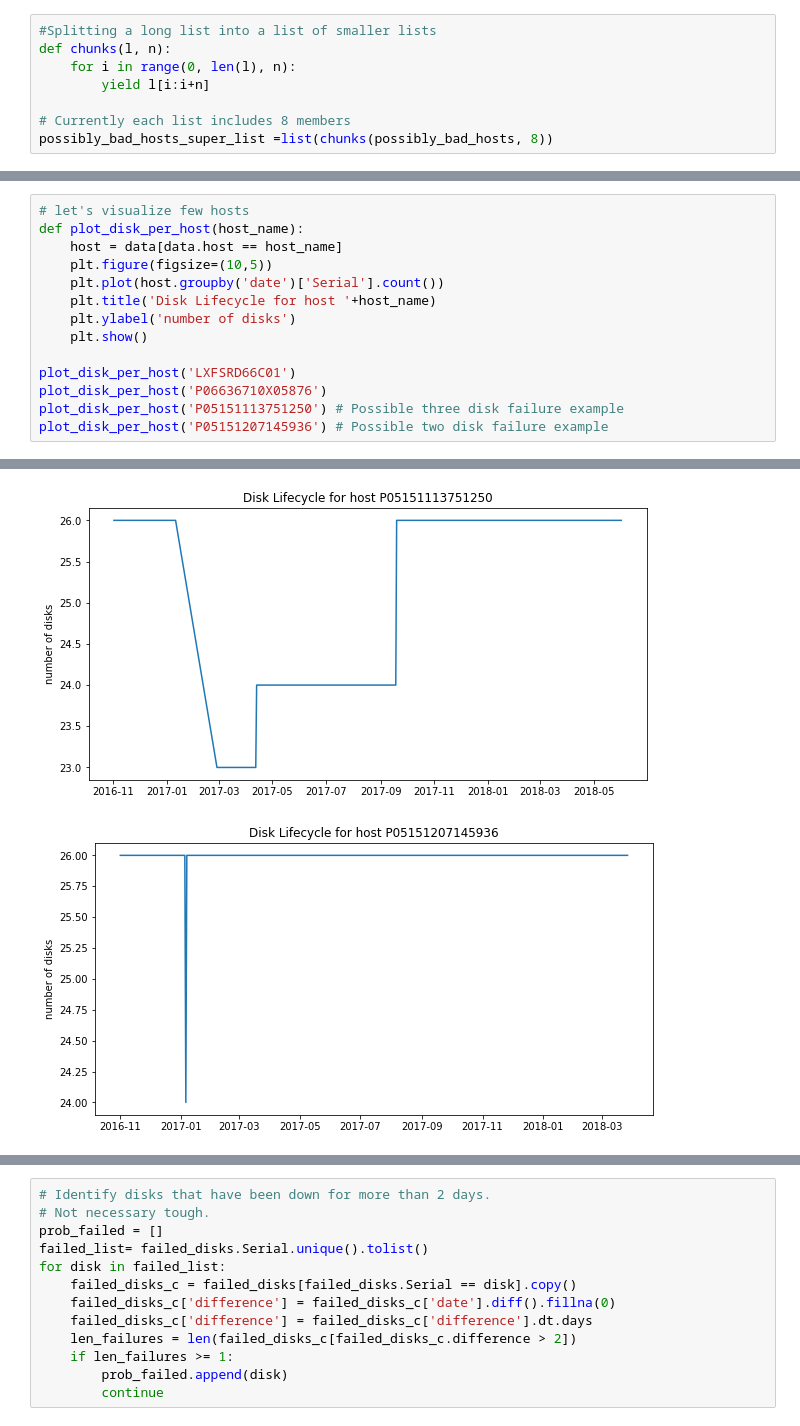
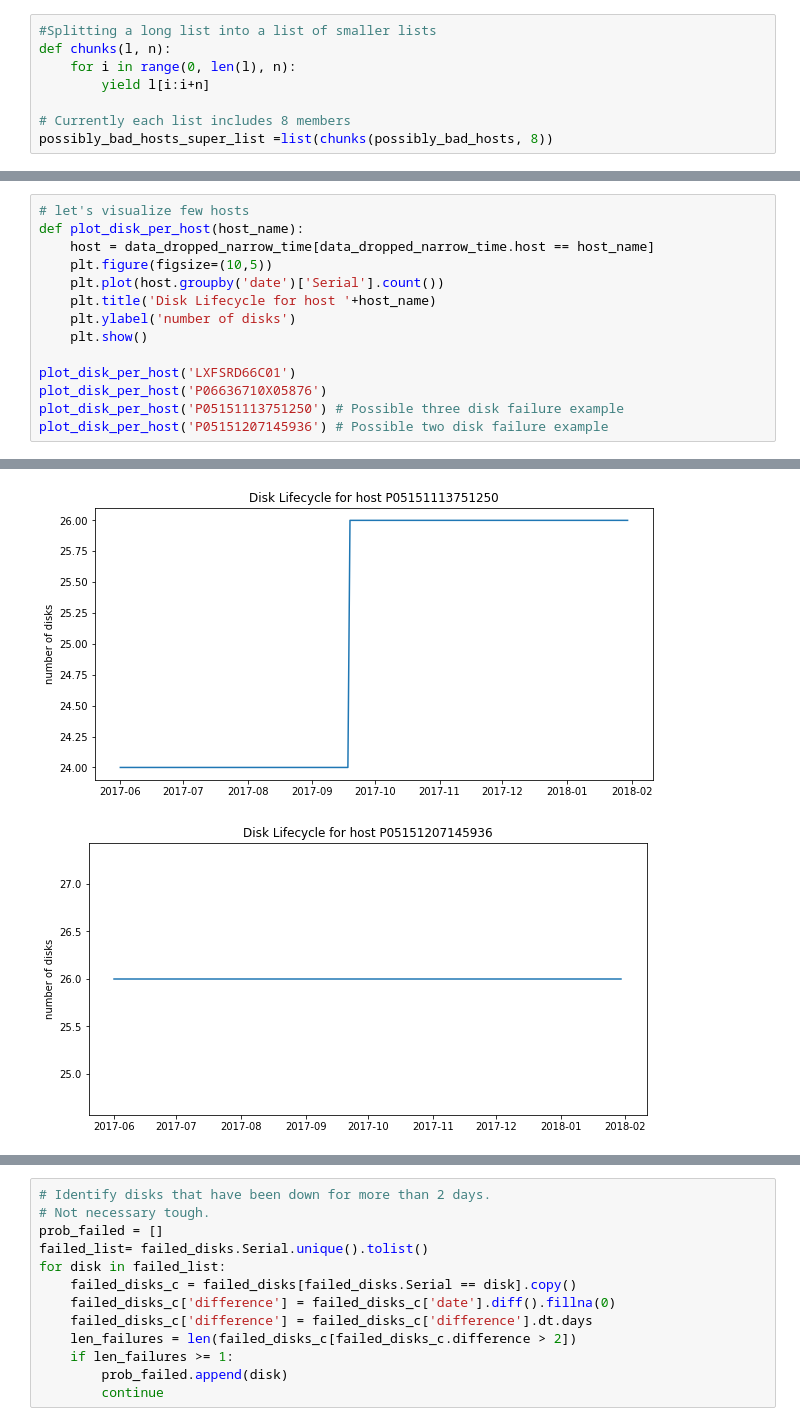
Before and after one commit to gacalheiros/hackathon, a Jupyter notebook: EDA-Baseline for Hackathon.ipynb, the cells around one changed output, grey strips where cells are left out. Drawn from its saved outputs; the diff is of its cells as text.

```diff
--- a/EDA-Baseline for Hackathon.ipynb
+++ b/EDA-Baseline for Hackathon.ipynb
@@ -404,7 +411,7 @@ Placeholder
 # %%
 # let's visualize few hosts
 def plot_disk_per_host(host_name):
-    host = data[data.host == host_name]
+    host = data_dropped_narrow_time[data_dropped_narrow_time.host == host_name]
     plt.figure(figsize=(10,5))
     plt.plot(host.groupby('date')['Serial'].count())
     plt.title('Disk Lifecycle for host '+host_name)
@@ -421,3 +428,3 @@ plot_disk_per_host('P05151207145936') # Possible two disk failure example
-[figure, old version]
+[figure, new version]
-[figure, old version]
+[figure, new version]
 # %%
```
Also changed, not shown: parts of 36 cells of this notebook.
